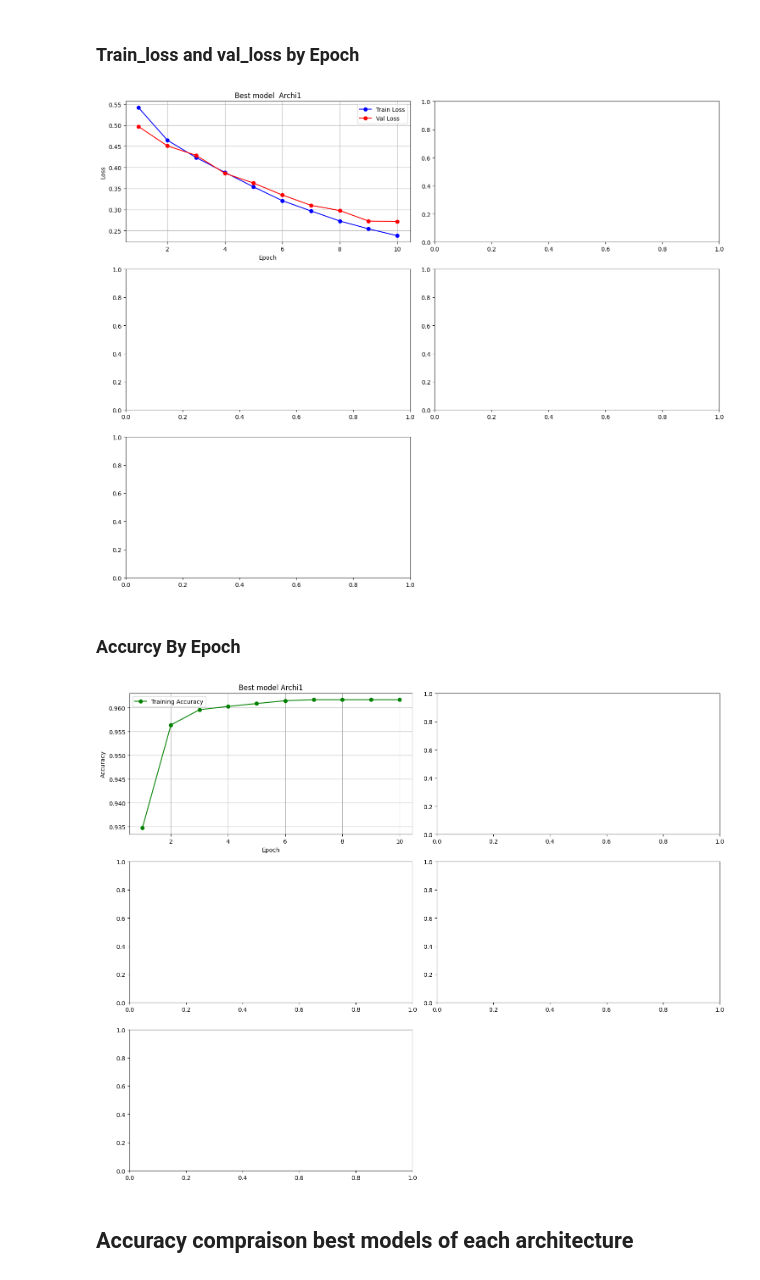
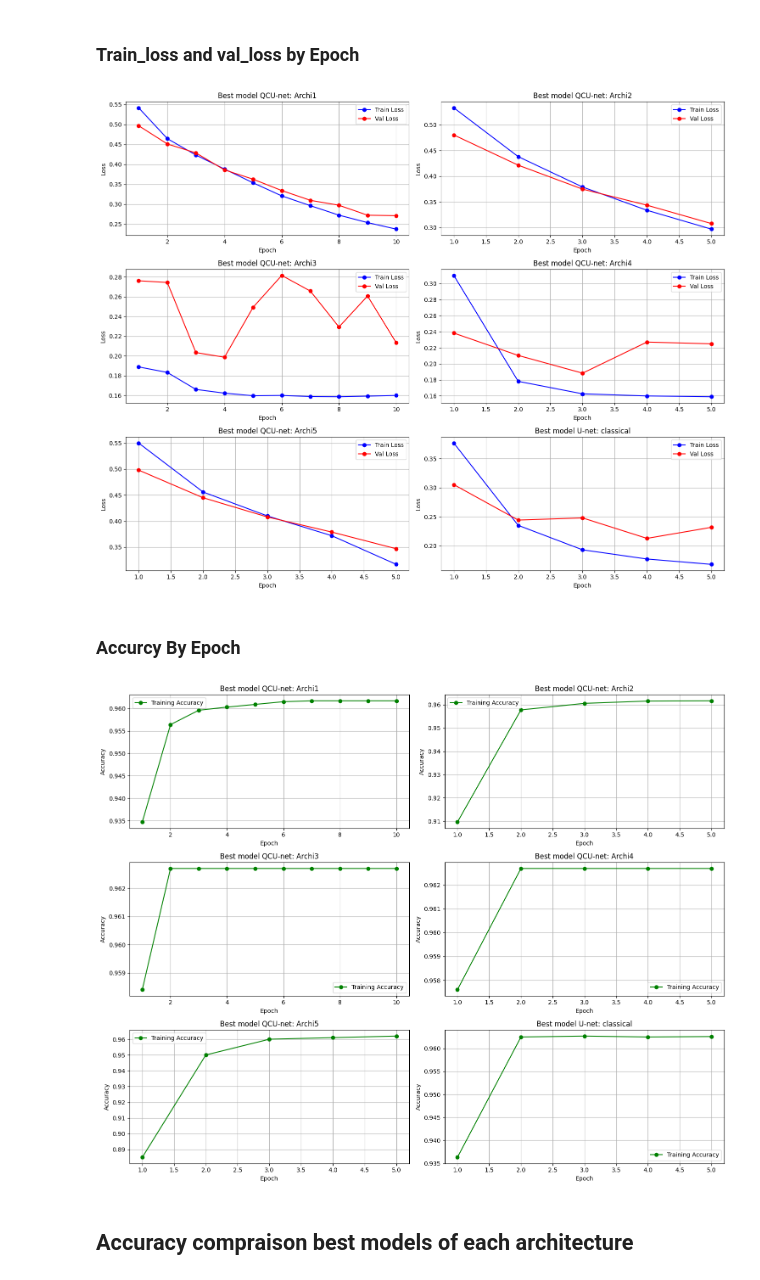
Before and after one commit to Belkadi-widad/QuantaMinds, a Jupyter notebook: src/Results_visualizations.ipynb, the cells around one changed output. Cells and saved outputs as stored; diff of their text form; code cells hidden in the pictures.

```diff
--- a/src/Results_visualizations.ipynb
+++ b/src/Results_visualizations.ipynb
@@ -22,8 +22,19 @@ df_archi2 = pd.read_csv('./results/df_exepriments_Archi2.csv')
 df_archi3 = pd.read_csv('./results/df_exepriments_Archi3.csv')
 df_archi4 = pd.read_csv('./results/df_exepriments_Archi4.csv')
 df_archi5 = pd.read_csv('./results/df_exepriments_Archi5.csv')
-# df_classical = pd.read_csv('./results/df_exepriments_classical.csv')
-df_classical = pd.DataFrame([])
+df_classical = pd.read_csv('./results/df_exepriments_classical.csv')
+# df_classical = pd.DataFrame([])
 df_results = pd.concat([df_archi1, df_archi2, df_archi3, df_archi4, df_archi5, df_classical], axis=0)
+df_results.reset_index(inplace=True)
+
+
+def extract_numeric(tensor_str):
+    match = re.search(r'tensor\(([^)]+)\)', tensor_str)
+    return float(match.group(1)) if match else None
+
+for col in  ['train_loss', 'val_loss', 'train_iou','train_acc']:
+    df_results[col] = df_results[col].astype(str)
+    df_results[col] = df_results[col].apply(extract_numeric)
+
 df_results
 # %% [output]
@@ -42,9 +69,11 @@ def get_best_model(df_result, archi_num, index=0 ):
         df = df_result
     else:
         df = df_result[df_result['archi']== archi_num]
+
     if len(df)>0:
         df_sorted = df.sort_values(by =['val_loss', 'train_loss'], ascending=True)
-        best_model_infos = df_sorted.loc[index]
+        best_model_infos = df_sorted.iloc[index]
+        # print(best_model_infos)
         return best_model_infos
     return None
 
@@ -75,49 +124,56 @@ def get_best_model_metrics(df_results, archi_num = 'Archi1',  index =0):
 # %%
 import matplotlib.pyplot as plt
 
 
-Architetcures =['Archi1', 'Archi2', 'Archi3', 'Archi4', 'Archi4']
+Architetcures =['Archi1', 'Archi2', 'Archi3', 'Archi4', 'Archi5', 'classical']
 
-# Number of models and layout
-num_models = 5
+# Number of mdels and layout
+num_models = 6
 rows, cols = 3, 2  # 3 rows and 2 columns
 
 fig, axs = plt.subplots(rows, cols, figsize=(15, 12))
 i=0
 
 
 for archi_num in Architetcures :
 # Iterate over the models and plot on each subplot
     row, col = divmod(i, cols)  # Calculate row and column index
-    df, _ = get_best_model_metrics(df_results, archi_num = archi_num)
+    index=0
+    if archi_num == 'Archi5':
+        index=1
+    df, _ = get_best_model_metrics(df_results, archi_num = archi_num, index= index)
     if len(df)>0:
         axs[row, col].plot(df['epoch'], df['train_loss'], marker='o', label='Train Loss', color='blue')
         axs[row, col].plot(df['epoch'], df['val_loss'], marker='o', label='Val Loss', color='red')
-        axs[row, col].set_title(f'Best model  {archi_num}')
+        if archi_num in ['Archi1','Archi2', 'Archi3', 'Archi4', 'Archi5']:
+            title = 'Best model QCU-net:'
+        else:
+            title = 'Best model U-net:'
+        axs[row, col].set_title(f'{title} {archi_num}')
         axs[row, col].set_xlabel('Epoch')
         axs[row, col].set_ylabel('Loss')
         axs[row, col].grid(True)
         axs[row, col].legend()
 
     i =i+1
 # Hide any unused subplots (in this case, the last one)
 if num_models < rows * cols:
     fig.delaxes(axs[-1, -1])
 
 plt.tight_layout()
 plt.show()
 # %% [output]
-[figure, old version]
+[figure, new version]
 # %% [markdown]
 ### Accurcy By Epoch
 # %%
 import matplotlib.pyplot as plt
 
 
-Architetcures =['Archi1', 'Archi2', 'Archi3', 'Archi4', 'Archi4']
+Architetcures =['Archi1', 'Archi2', 'Archi3', 'Archi4', 'Archi5', 'classical']
 
-# Number of models and layout
-num_models = 5
+# Number of mdels and layout
+num_models = 6
 rows, cols = 3, 2  # 3 rows and 2 columns
 
 fig, axs = plt.subplots(rows, cols, figsize=(15, 12))
@@ -125,10 +181,17 @@ i=0
 for archi_num in Architetcures :
 # Iterate over the models and plot on each subplot
     row, col = divmod(i, cols)  # Calculate row and column index
-    df, _ = get_best_model_metrics(df_results, archi_num = archi_num)
+    index=0
+    if archi_num == 'Archi5':
+        index=1
+    df, _ = get_best_model_metrics(df_results, archi_num = archi_num, index=index)
     if len(df)>0:
         axs[row, col].plot(df['epoch'], df['train_acc'], label='Training Accuracy', marker='o', color='green')
-        axs[row, col].set_title(f'Best model {archi_num}')
+        if archi_num in ['Archi1','Archi2', 'Archi3', 'Archi4', 'Archi5']:
+            title = 'Best model QCU-net:'
+        else:
+            title = 'Best model U-net:'
+        axs[row, col].set_title(f'{title} {archi_num}')
         axs[row, col].set_xlabel('Epoch')
         axs[row, col].set_ylabel('Accuracy')
         axs[row, col].grid(True)
@@ -142,6 +205,6 @@ if num_models < rows * cols:
 plt.tight_layout()
 plt.show()
 # %% [output]
-[figure, old version]
+[figure, new version]
 # %% [markdown]
 ## Accuracy compraison best models of each architecture
```
Also changed, not shown: parts of 10 cells of this notebook, 43 other files.
